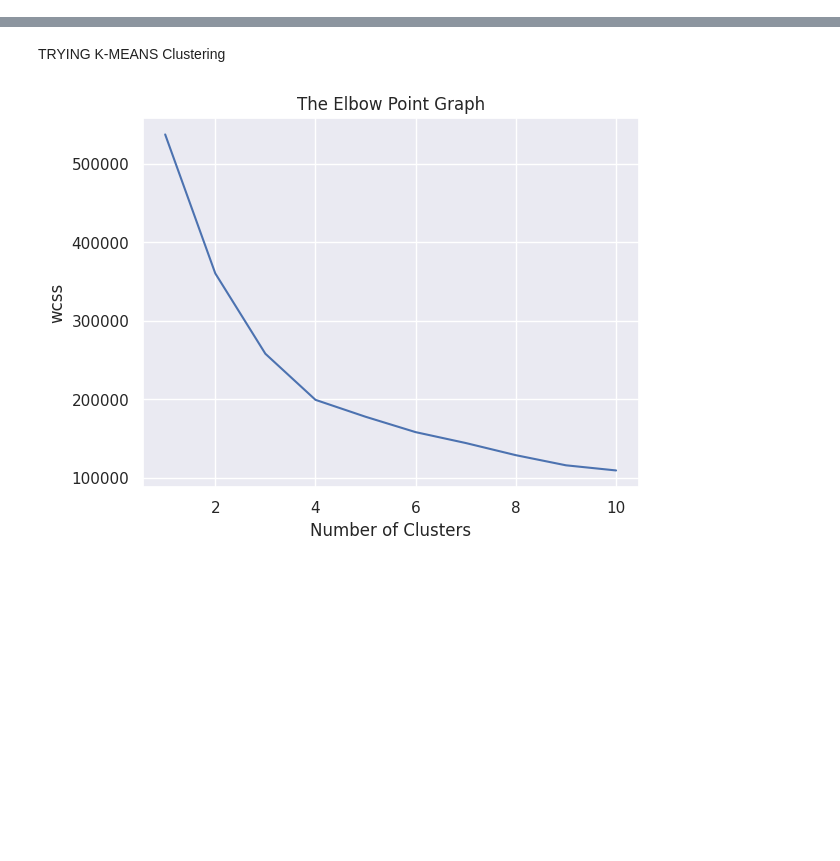
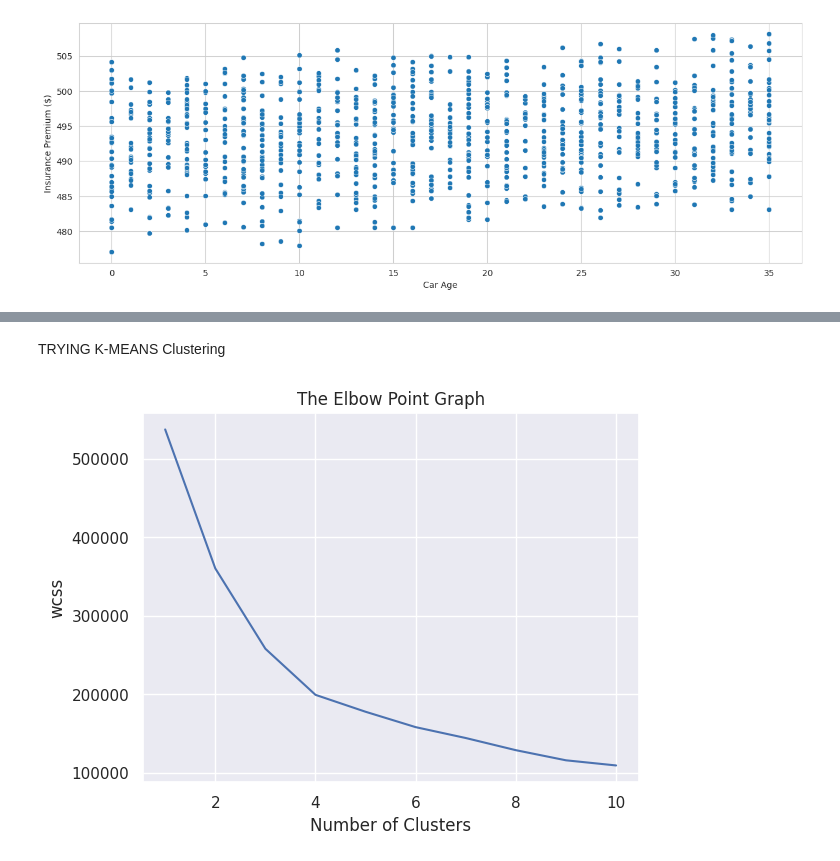
Before and after one commit to JCaesarLG/ML-Projects, a Jupyter notebook: Car_insurance_regression.ipynb, the cells around one changed output, grey strips where cells are left out. Drawn from its saved outputs; the diff is of its cells as text; code cells hidden in the pictures; blank space fills up the shorter version.

```diff
--- a/Car_insurance_regression.ipynb
+++ b/Car_insurance_regression.ipynb
@@ -53,0 +68,4 @@ accuracy score for test is 0.9835190401401186
+# %%
+plot_stype(insurance, column1='Car Age' ,column2='Insurance Premium ($)', plot_style='scatter', style='whitegrid')
+# %% [output]
+[figure, added]
```
Also changed, not shown: parts of 15 cells of this notebook.
